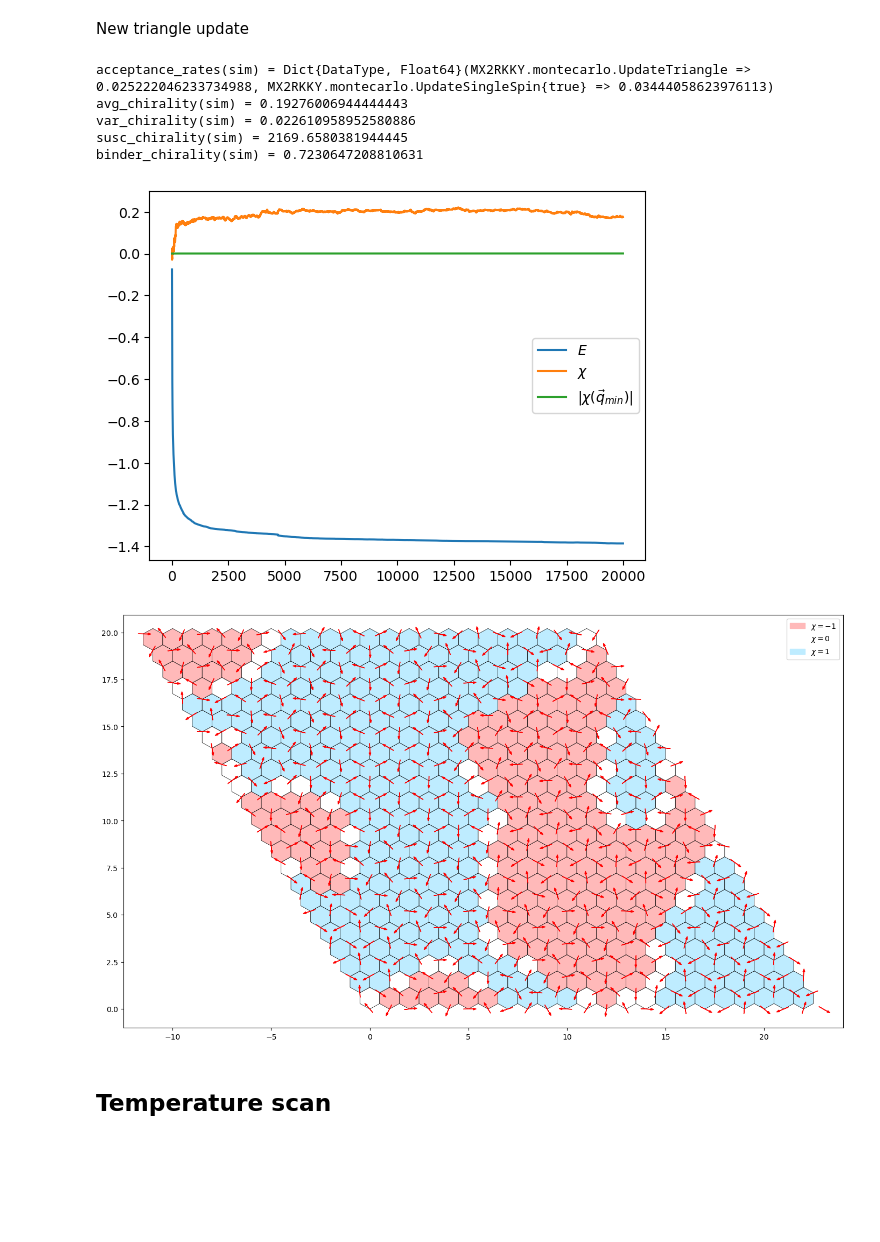
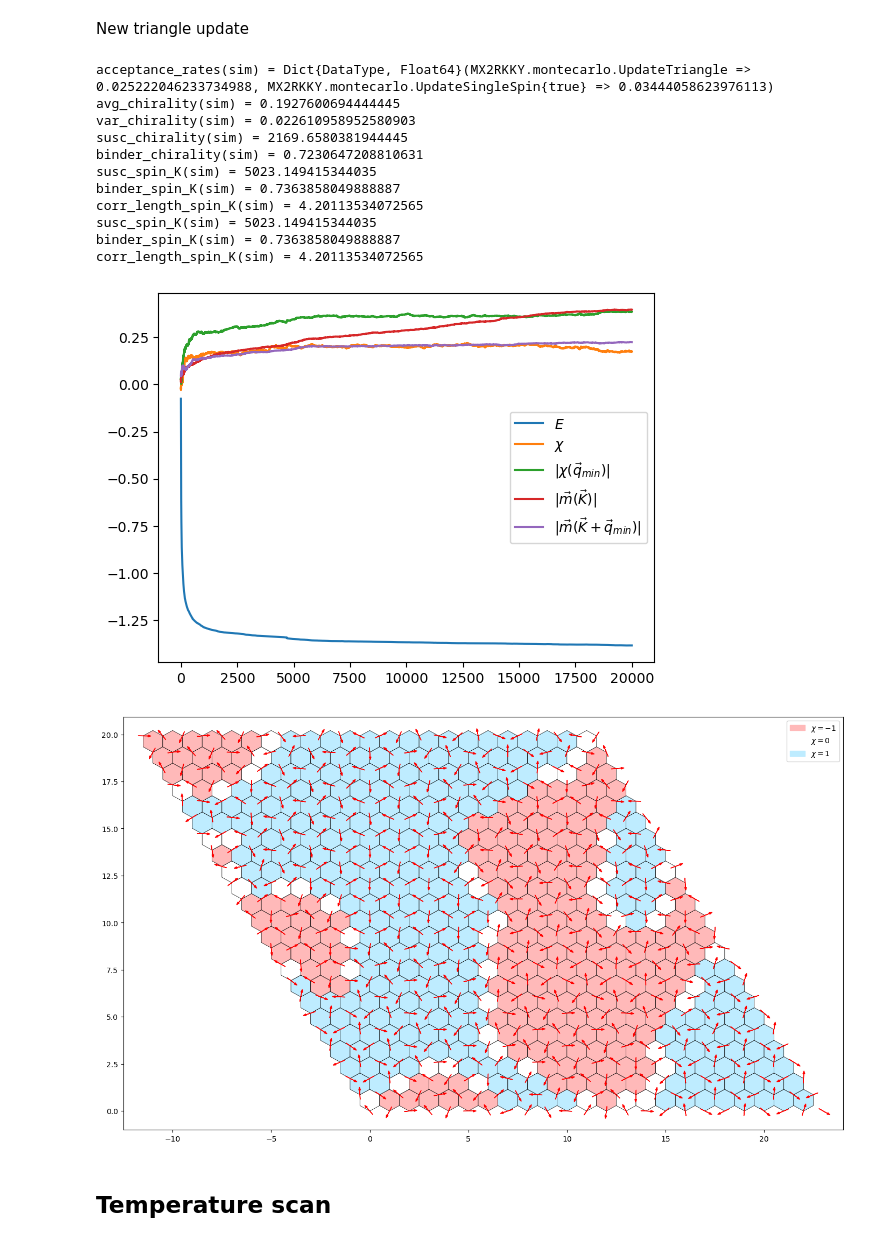
Before and after one commit to krivenko/MX2RKKY.jl, a Jupyter notebook: notebooks/Heisenberg.ipynb, the cells around one changed output. Drawn from its saved outputs; the diff is of its cells as text; code cells hidden in the pictures; blank space fills up the shorter version.

```diff
--- a/notebooks/Heisenberg.ipynb
+++ b/notebooks/Heisenberg.ipynb
@@ -259,35 +290,49 @@ New triangle update
 # %%
 T = 0.01
 
 n_cycles = 20000
 n_warmup_cycles = 0
 cycle_length = 50
 
 rng = MersenneTwister(123456)
 conf = Configuration(L1, L2, rng, inplane=true)
 sim = MCSimulation(conf, rng, β=1/T, Jpar=Jpar, Jperp=Jperp, Vpar=Vpar, Vperp=Vperp, λ=λ, Vrenormalize=false)
 run!(sim, n_cycles=n_cycles, n_warmup_cycles=n_warmup_cycles, cycle_length=cycle_length, inplane=true, update_triangle_prob=0.1)
 
 @show acceptance_rates(sim)
 @show avg_chirality(sim)
 @show var_chirality(sim)
 @show susc_chirality(sim)
 @show binder_chirality(sim)
+@show susc_spin_K(sim)
+@show binder_spin_K(sim)
+@show corr_length_spin_K(sim)
+@show susc_spin_K(sim)
+@show binder_spin_K(sim)
+@show corr_length_spin_K(sim)
 
 plt.plot(sim.measurements.energy ./ (L1 * L2), label=raw"$E$")
 plt.plot(sim.measurements.chirality, label=raw"$\chi$")
 plt.plot(abs.(sim.measurements.chirality_at_q_min), label=raw"$|\chi(\vec{q}_{min})|$")
+plt.plot(map(norm, eachslice(sim.measurements.magnetization_at_K, dims=2)), label=raw"$|\vec{m}(\vec{K})|$")
+plt.plot(map(norm, eachslice(sim.measurements.magnetization_at_K_q_min, dims=2)), label=raw"$|\vec{m}(\vec{K}+\vec{q}_{min})|$")
 plt.legend()
 
 fig = plot_conf(sim.conf);
 fig.savefig("conf_new_update.pdf")
 # %% [output]
 acceptance_rates(sim) = Dict{DataType, Float64}(MX2RKKY.montecarlo.UpdateTriangle => 0.025222046233734988, MX2RKKY.montecarlo.UpdateSingleSpin{true} => 0.03444058623976113)
-avg_chirality(sim) = 0.19276006944444443
-var_chirality(sim) = 0.022610958952580886
+avg_chirality(sim) = 0.1927600694444445
+var_chirality(sim) = 0.022610958952580903
 susc_chirality(sim) = 2169.6580381944445
 binder_chirality(sim) = 0.7230647208810631
+susc_spin_K(sim) = 5023.149415344035
+binder_spin_K(sim) = 0.7363858049888887
+corr_length_spin_K(sim) = 4.20113534072565
+susc_spin_K(sim) = 5023.149415344035
+binder_spin_K(sim) = 0.7363858049888887
+corr_length_spin_K(sim) = 4.20113534072565
-[figure, old version]
+[figure, new version]
 [figure]
 # %% [markdown]
 ## Temperature scan
```
Also changed, not shown: parts of 11 cells of this notebook.
